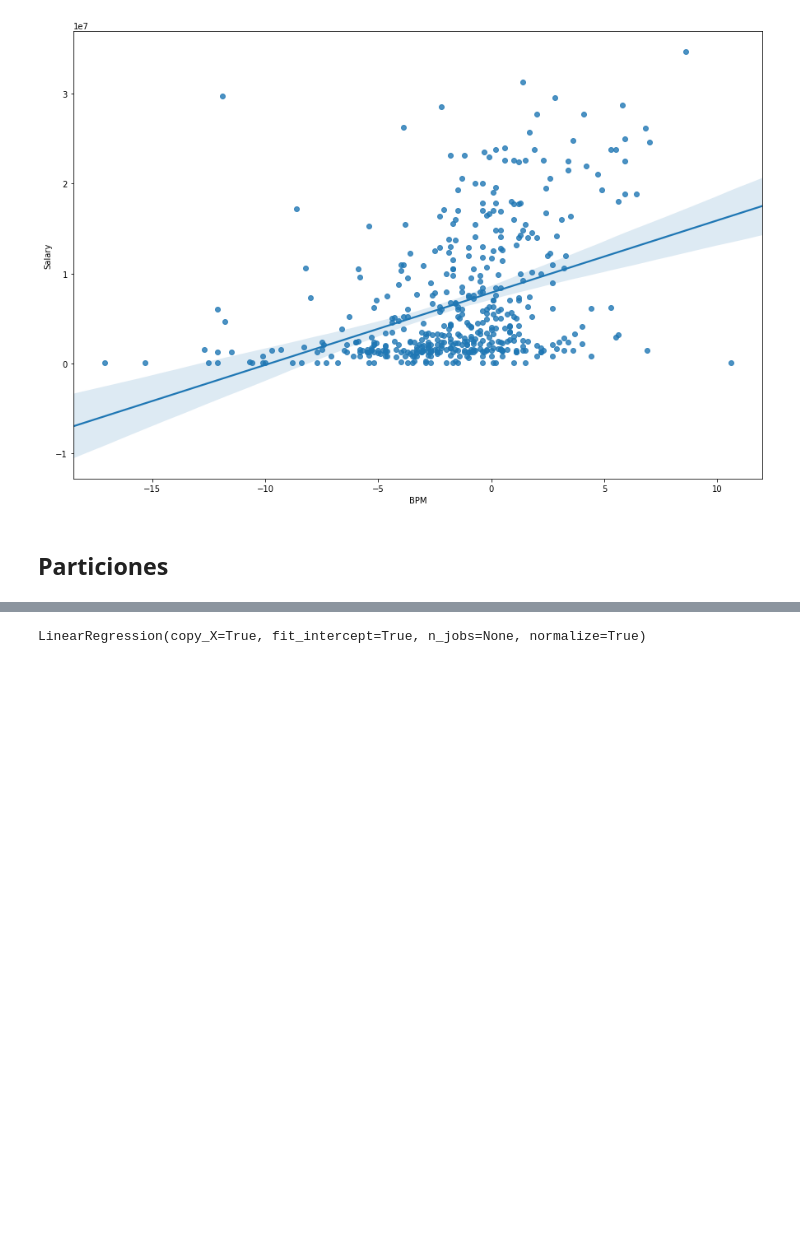
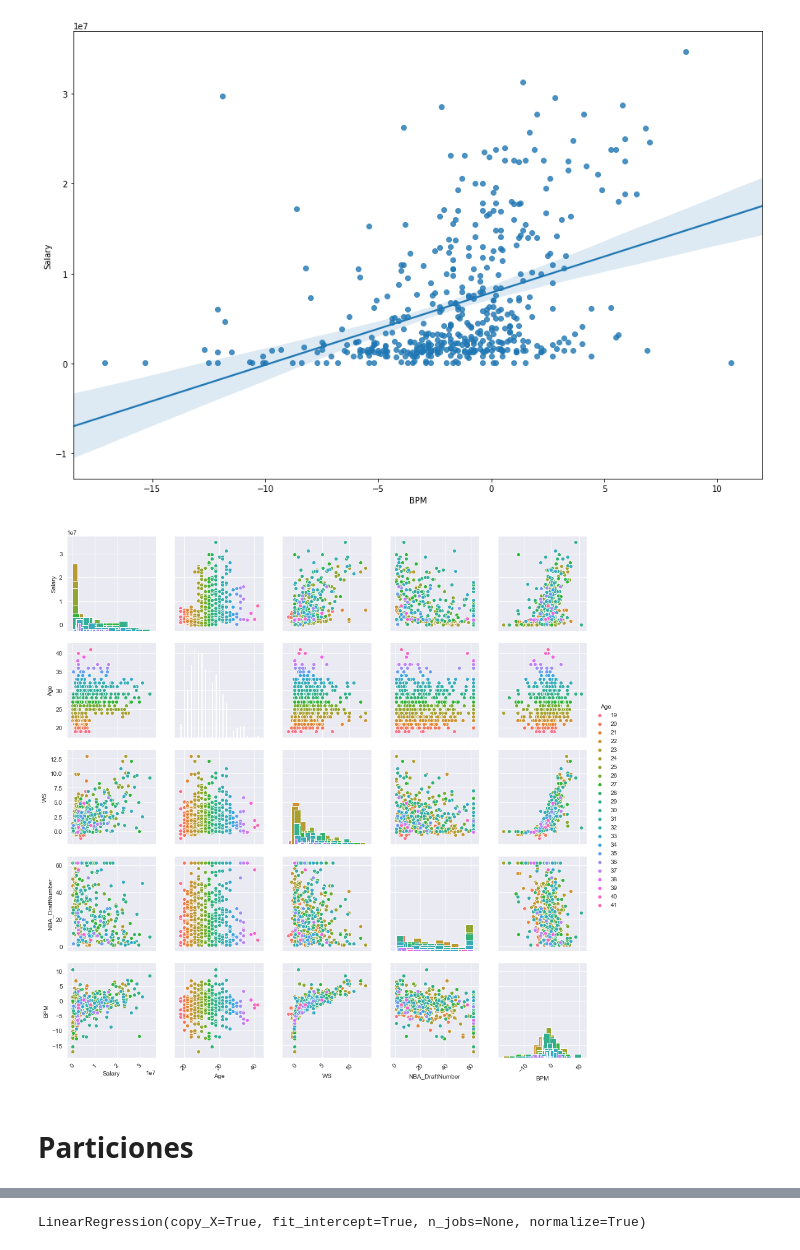
Before and after one commit to NicolasB2/NBA_Salaries, a Jupyter notebook: NBA Salary.ipynb, the cells around one changed output, grey strips where cells are left out. Drawn from its saved outputs; the diff is of its cells as text; code cells hidden in the pictures; blank space fills up the shorter version.

```diff
--- a/NBA Salary.ipynb
+++ b/NBA Salary.ipynb
@@ -536,3 +538,11 @@ ax=sn.regplot(x='WS',y='Salary',data=data)
 ax=sn.regplot(x='BPM',y='Salary',data=data)
 # %% [output]
 [figure]
+# %%
+sn.set_style('darkgrid')
+data_copy = data[['Salary','Age','WS','NBA_DraftNumber','BPM']]
+graph = sn.pairplot(data_copy,hue='Age',diag_kind="hist")
+for ax in graph.axes.flat:
+    plt.setp(ax.get_xticklabels(),rotation=45)
+# %% [output]
+[figure, added]
@@ -539,4 +551,4 @@ ax=sn.regplot(x='BPM',y='Salary',data=data)
 # %% [markdown]
-## Particiones
+# Particiones
 # %%
 #x = data[['NBA_DraftNumber', 'Age', 'WS', 'BPM']] #features
```
Also changed, not shown: parts of 22 cells of this notebook.
